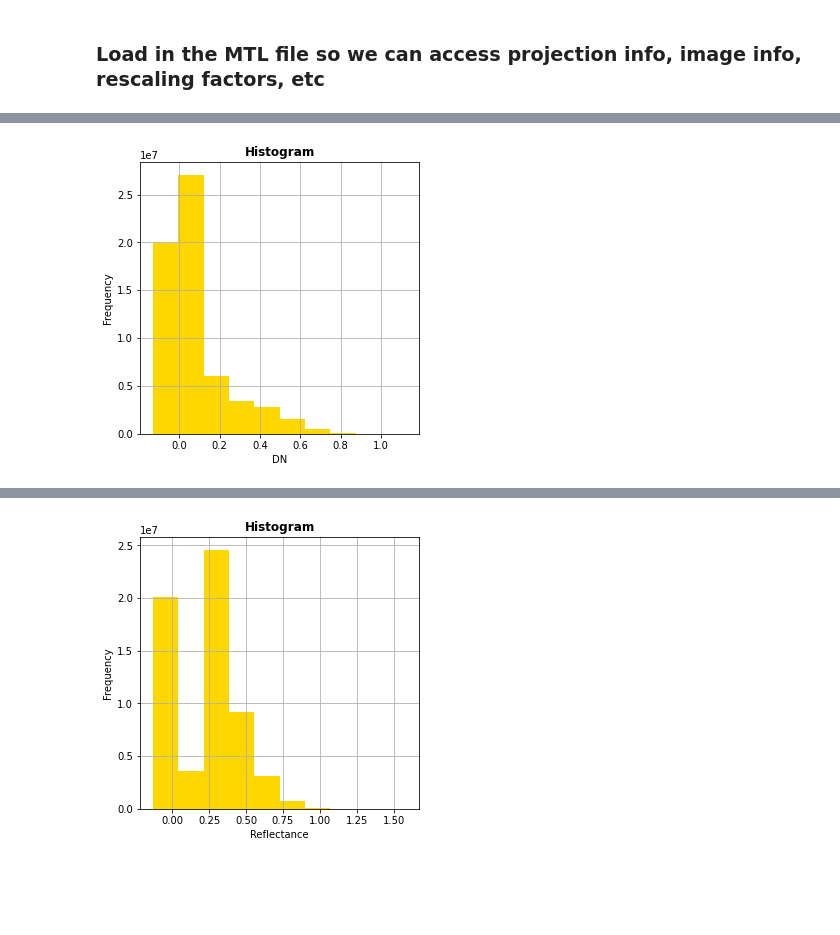
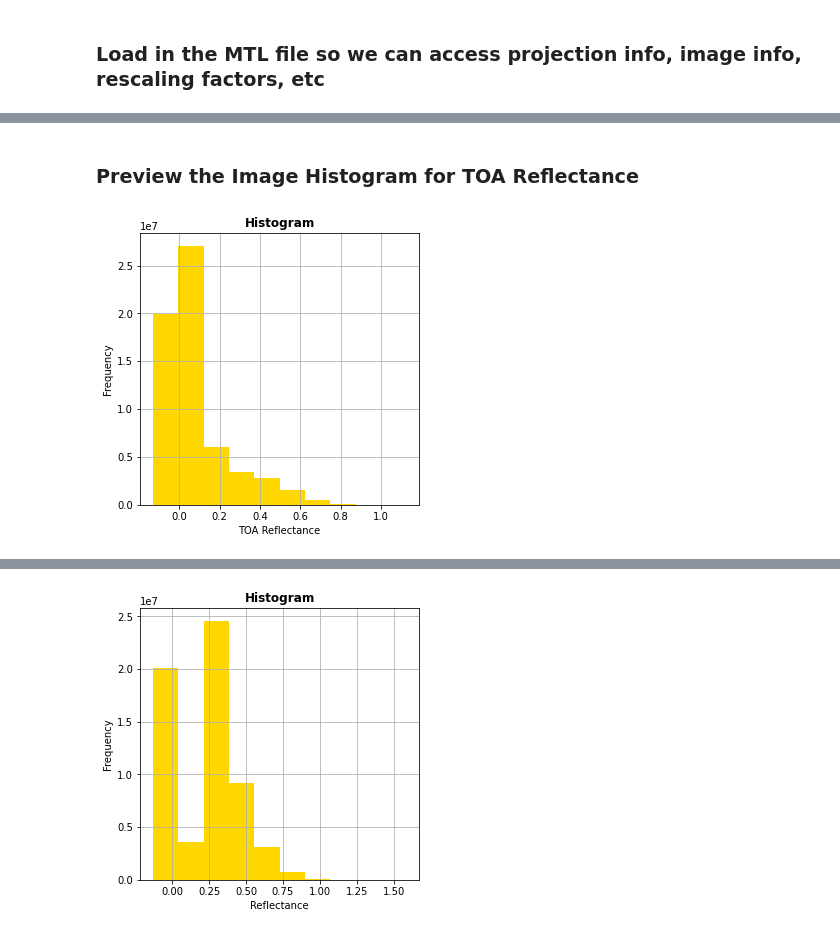
Before and after one commit to cbraswe/physics_remotesensing, a Jupyter notebook: midterm/code/land_classification.ipynb, the cells around one changed output, grey strips where cells are left out. Drawn from its saved outputs; the diff is of its cells as text; code cells hidden in the pictures; blank space fills up the shorter version.

Commit message:
midterm corrections, progress

```diff
--- a/midterm/code/land_classification.ipynb
+++ b/midterm/code/land_classification.ipynb
@@ -203,16 +197,19 @@ mtl = load(open(r'../data/landsat/LC08_L1TP_018035_20150923_20200908_02_T1_MTL.j
 green = rasterio.open(r'../data/landsat/LC08_L1TP_018035_20150923_20200908_02_T1_B3.TIF')
 green_profile = green.profile
 green_profile['dtype'] = np.float64
-sun_correction = sin(float(mtl['IMAGE_ATTRIBUTES']['SUN_ELEVATION']) * pi/180)
+solar_correction = sin(float(mtl['IMAGE_ATTRIBUTES']['SUN_ELEVATION']) * pi/180)
 mp = float(mtl['LEVEL1_RADIOMETRIC_RESCALING']['REFLECTANCE_MULT_BAND_3'])
 ap = float(mtl['LEVEL1_RADIOMETRIC_RESCALING']['REFLECTANCE_ADD_BAND_3'])
 green_band = green.read(1)
 green_reflectance = mp*green_band + ap
-green_reflectance /= sun_correction
+green_reflectance /= solar_correction
+# %% [markdown]
+### Preview the Image Histogram for TOA Reflectance
 # %%
 fig, axhist = plt.subplots(1, 1, figsize=(5, 5))
 show_hist(green_reflectance, ax=axhist)
 axhist.get_legend().remove()
+plt.xlabel('TOA Reflectance')
 plt.show()
 # %% [output]
-[figure, old version]
+[figure, new version]
```
Also changed, not shown: parts of 57 cells of this notebook, 4 other files.
